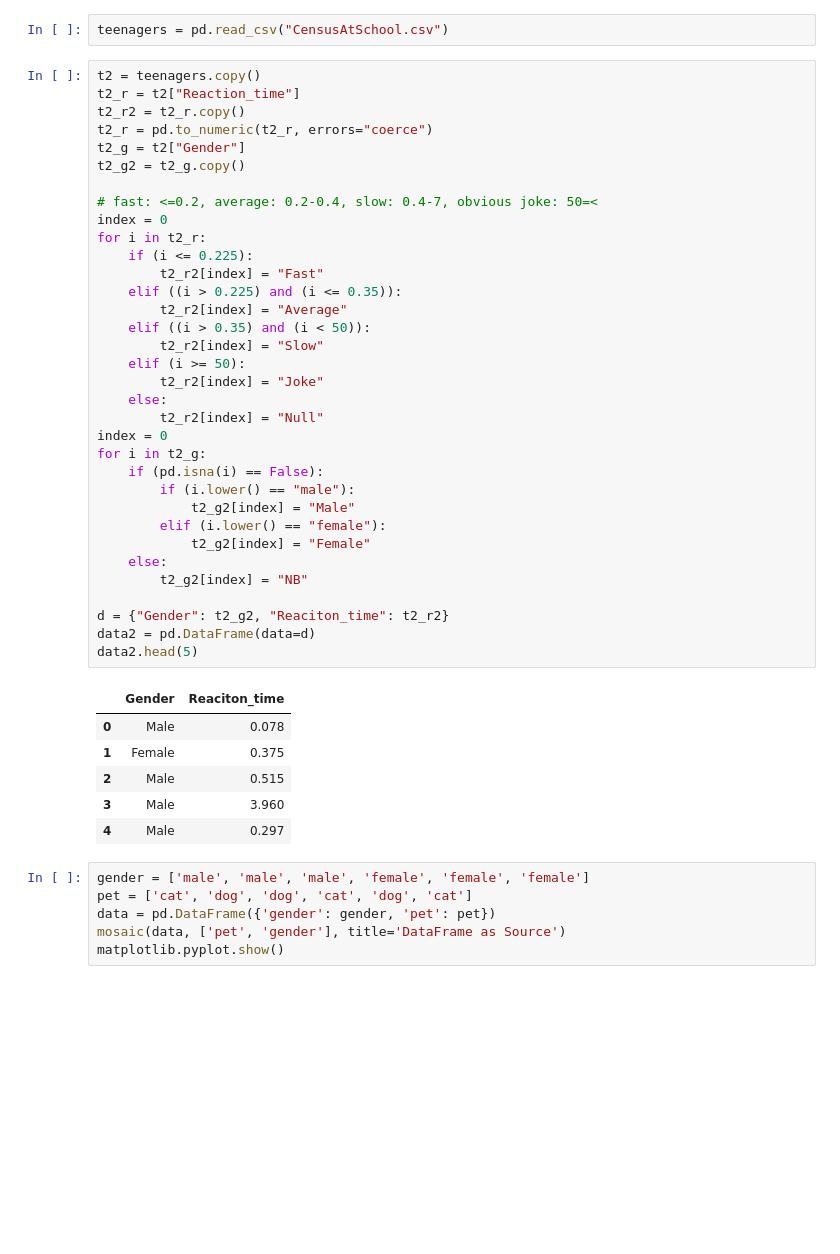
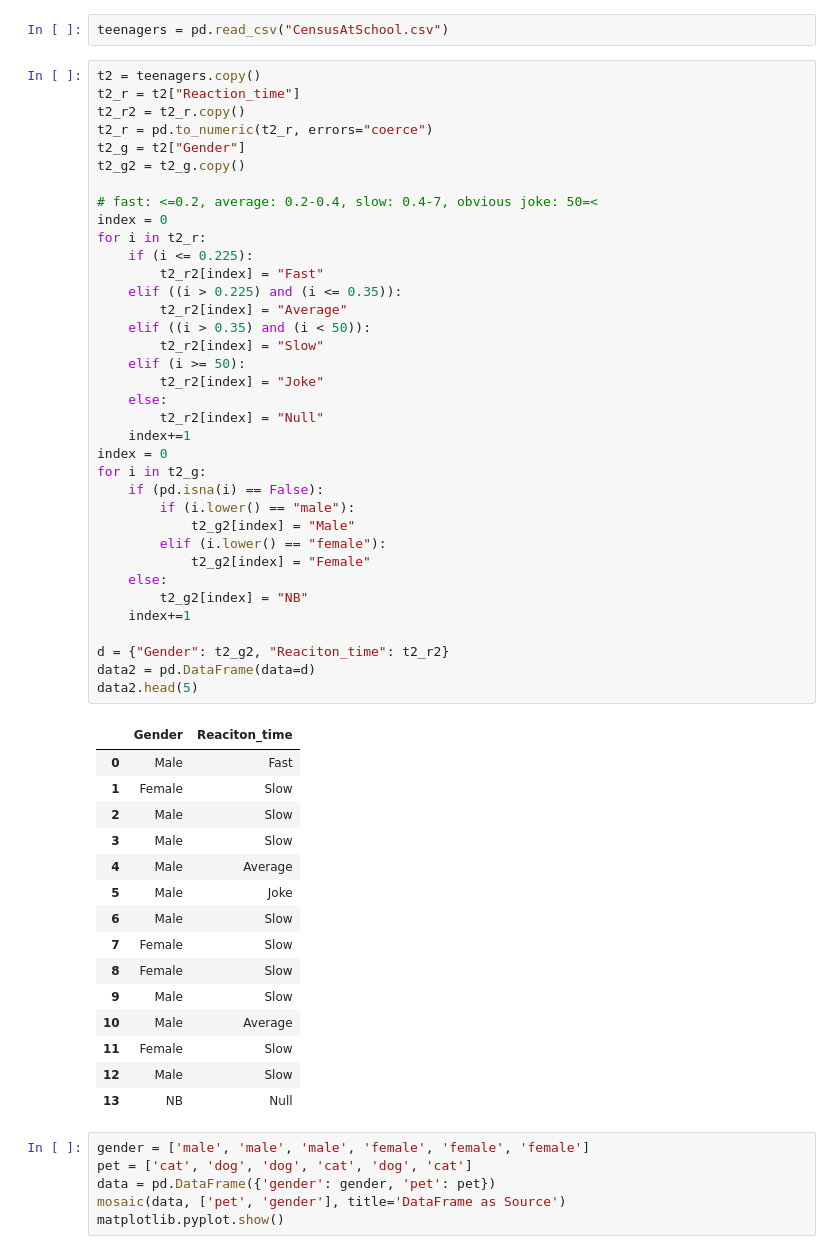
Before and after one commit to DanteSGarrett/AI, a Jupyter notebook: Semester1/Unit1/Teenagers/Teenagers.ipynb, the cells around one changed output. Drawn from its saved outputs; the diff is of its cells as text; blank space fills up the shorter version.

```diff
--- a/Semester1/Unit1/Teenagers/Teenagers.ipynb
+++ b/Semester1/Unit1/Teenagers/Teenagers.ipynb
@@ -21,38 +21,49 @@ t2_g = t2["Gender"]
 t2_g2 = t2_g.copy()
 
 # fast: <=0.2, average: 0.2-0.4, slow: 0.4-7, obvious joke: 50=<
 index = 0
 for i in t2_r:
     if (i <= 0.225):
         t2_r2[index] = "Fast"
     elif ((i > 0.225) and (i <= 0.35)):
         t2_r2[index] = "Average"
     elif ((i > 0.35) and (i < 50)):
         t2_r2[index] = "Slow"
     elif (i >= 50):
         t2_r2[index] = "Joke"
     else:
         t2_r2[index] = "Null"
+    index+=1
 index = 0
 for i in t2_g:
     if (pd.isna(i) == False):
         if (i.lower() == "male"):
             t2_g2[index] = "Male"
         elif (i.lower() == "female"):
             t2_g2[index] = "Female"
     else:
         t2_g2[index] = "NB"
+    index+=1
 
 d = {"Gender": t2_g2, "Reaciton_time": t2_r2}
 data2 = pd.DataFrame(data=d)
 data2.head(5)
 # %% [output]
 |  | Gender | Reaciton_time |
-| 0 | Male | 0.078 |
-| 1 | Female | 0.375 |
-| 2 | Male | 0.515 |
-| 3 | Male | 3.960 |
-| 4 | Male | 0.297 |
+| 0 | Male | Fast |
+| 1 | Female | Slow |
+| 2 | Male | Slow |
+| 3 | Male | Slow |
+| 4 | Male | Average |
+| 5 | Male | Joke |
+| 6 | Male | Slow |
+| 7 | Female | Slow |
+| 8 | Female | Slow |
+| 9 | Male | Slow |
+| 10 | Male | Average |
+| 11 | Female | Slow |
+| 12 | Male | Slow |
+| 13 | NB | Null |
 # %%
 gender = ['male', 'male', 'male', 'female', 'female', 'female']
 pet = ['cat', 'dog', 'dog', 'cat', 'dog', 'cat']
```
Also changed, not shown: parts of 1 cell of this notebook.
